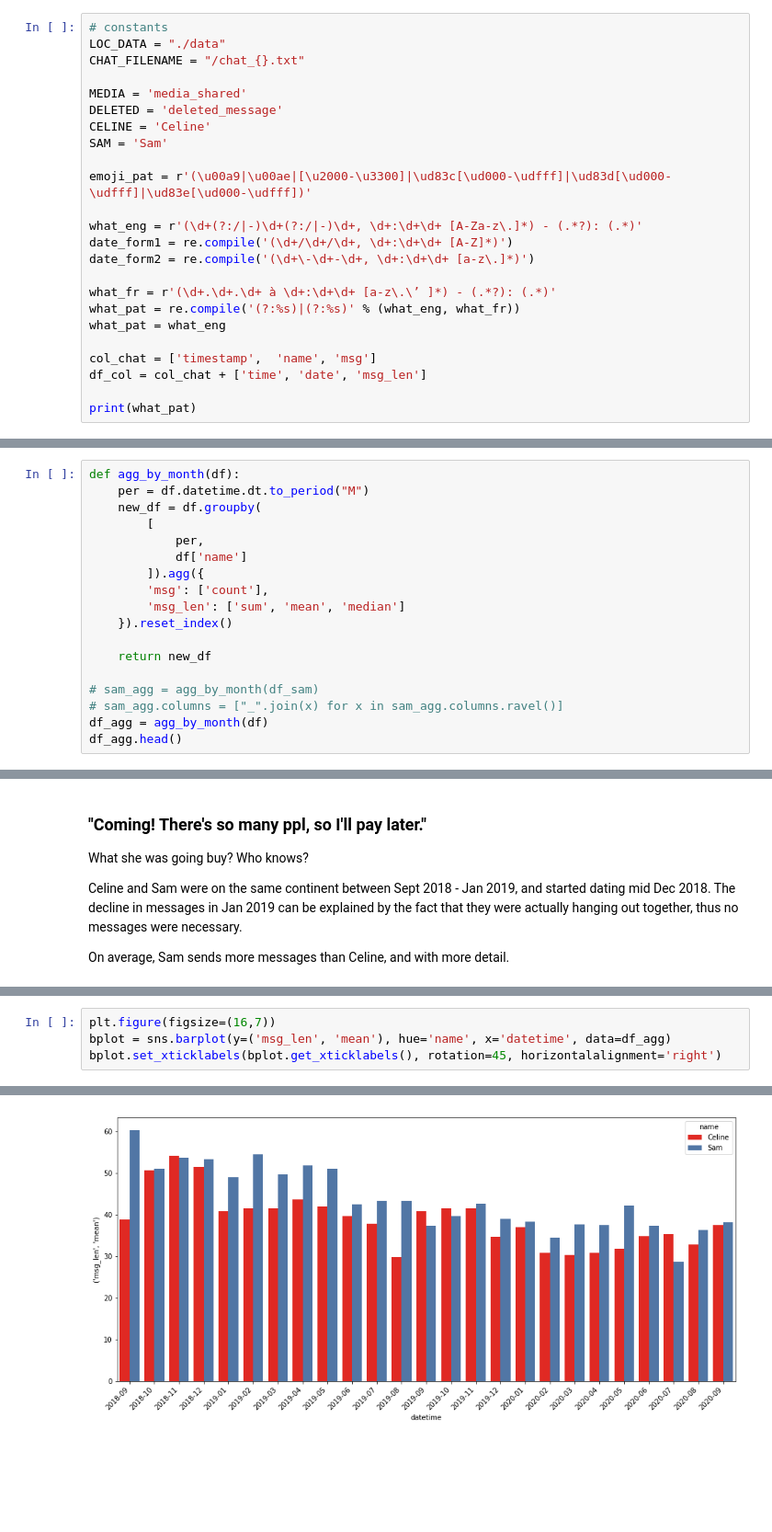
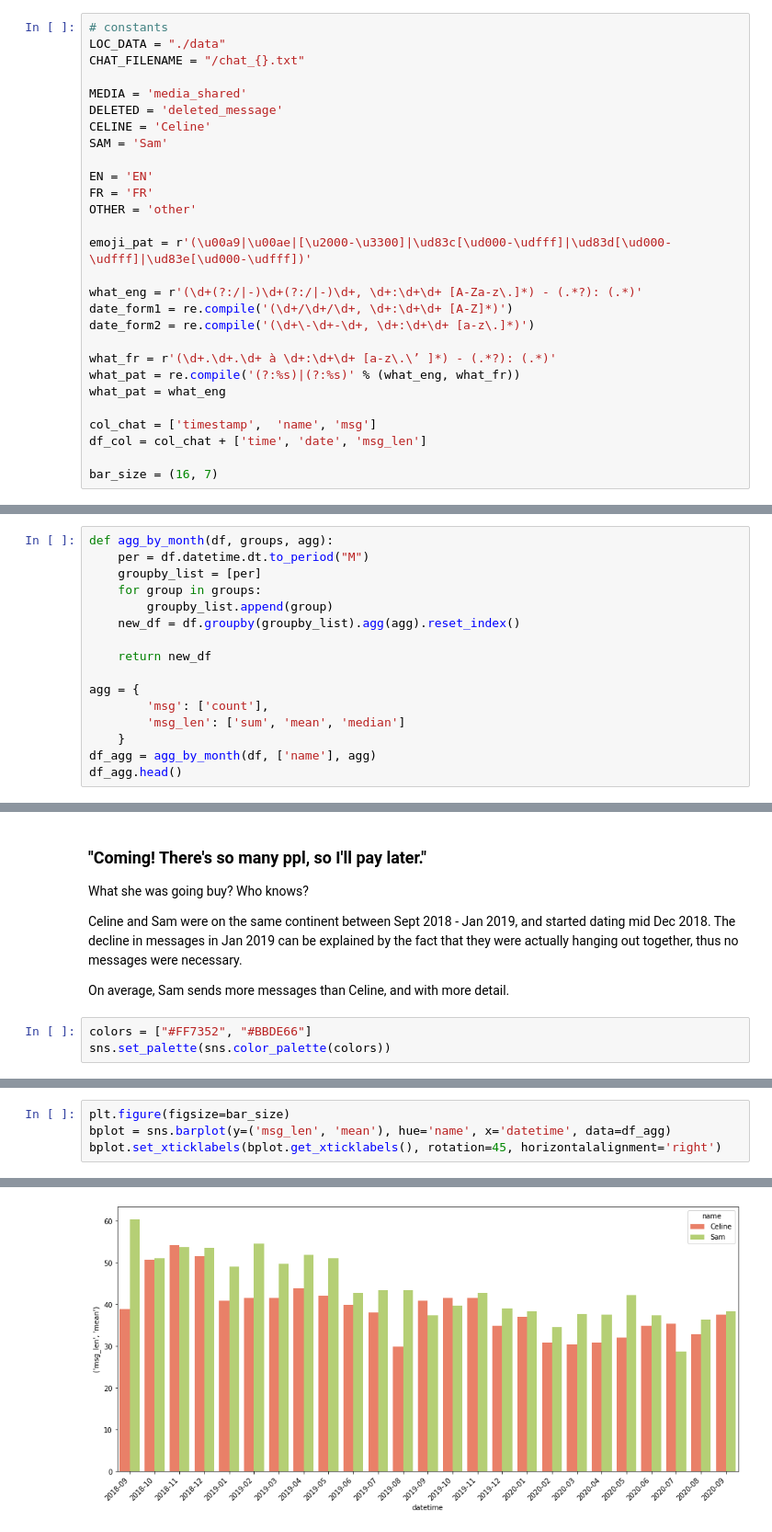
Before and after one commit to celine-y/sams-bday, a Jupyter notebook: chat.ipynb, the cells around one changed output, grey strips where cells are left out. Shown: that part at 92% size. Drawn from its saved outputs; the diff is of its cells as text; blank space fills up the shorter version.

```diff
--- a/chat.ipynb
+++ b/chat.ipynb
@@ -13,6 +15,10 @@ MEDIA = 'media_shared'
 DELETED = 'deleted_message'
 CELINE = 'Celine'
 SAM = 'Sam'
+
+EN = 'EN'
+FR = 'FR'
+OTHER = 'other'
 
 emoji_pat = r'(\u00a9|\u00ae|[\u2000-\u3300]|\ud83c[\ud000-\udfff]|\ud83d[\ud000-\udfff]|\ud83e[\ud000-\udfff])'
 
@@ -27,4 +33,4 @@ what_pat = what_eng
 col_chat = ['timestamp',  'name', 'msg']
 df_col = col_chat + ['time', 'date', 'msg_len']
 
-print(what_pat)
+bar_size = (16, 7)
@@ -105,22 +102,20 @@ df[df.datetime.notnull()].head()
 # Analysis
 ## Sam vs Celine
 # %%
-def agg_by_month(df):
+def agg_by_month(df, groups, agg):
     per = df.datetime.dt.to_period("M")
-    new_df = df.groupby(
-        [
-            per,
-            df['name']
-        ]).agg({
-        'msg': ['count'],
-        'msg_len': ['sum', 'mean', 'median']
-    }).reset_index()
+    groupby_list = [per]
+    for group in groups:
+        groupby_list.append(group)
+    new_df = df.groupby(groupby_list).agg(agg).reset_index()
 
     return new_df
 
-# sam_agg = agg_by_month(df_sam)
-# sam_agg.columns = ["_".join(x) for x in sam_agg.columns.ravel()]
-df_agg = agg_by_month(df)
+agg = {
+        'msg': ['count'],
+        'msg_len': ['sum', 'mean', 'median']
+    }
+df_agg = agg_by_month(df, ['name'], agg)
 df_agg.head()
 # %% [output]
 |  | datetime | name | msg | msg_len |  |  |
@@ -140,4 +135,7 @@ What she was going buy? Who knows?
 Celine and Sam were on the same continent between Sept 2018 - Jan 2019, and started dating mid Dec 2018. The decline in messages in Jan 2019 can be explained by the fact that they were actually hanging out together, thus no messages were necessary.
 
 On average, Sam sends more messages than Celine, and with more detail.
+# %%
+colors = ["#FF7352", "#BBDE66"]
+sns.set_palette(sns.color_palette(colors))
 # %%
@@ -169,5 +164,5 @@ bplot.set_xticklabels(bplot.get_xticklabels(), rotation=45, horizontalalignment=
 # %%
-plt.figure(figsize=(16,7))
+plt.figure(figsize=bar_size)
 bplot = sns.barplot(y=('msg_len', 'mean'), hue='name', x='datetime', data=df_agg)
 bplot.set_xticklabels(bplot.get_xticklabels(), rotation=45, horizontalalignment='right')
 # %% [output]
@@ -191 +186 @@ bplot.set_xticklabels(bplot.get_xticklabels(), rotation=45, horizontalalignment=
-[figure, old version]
+[figure, new version]
```
Also changed, not shown: parts of 15 cells of this notebook.
